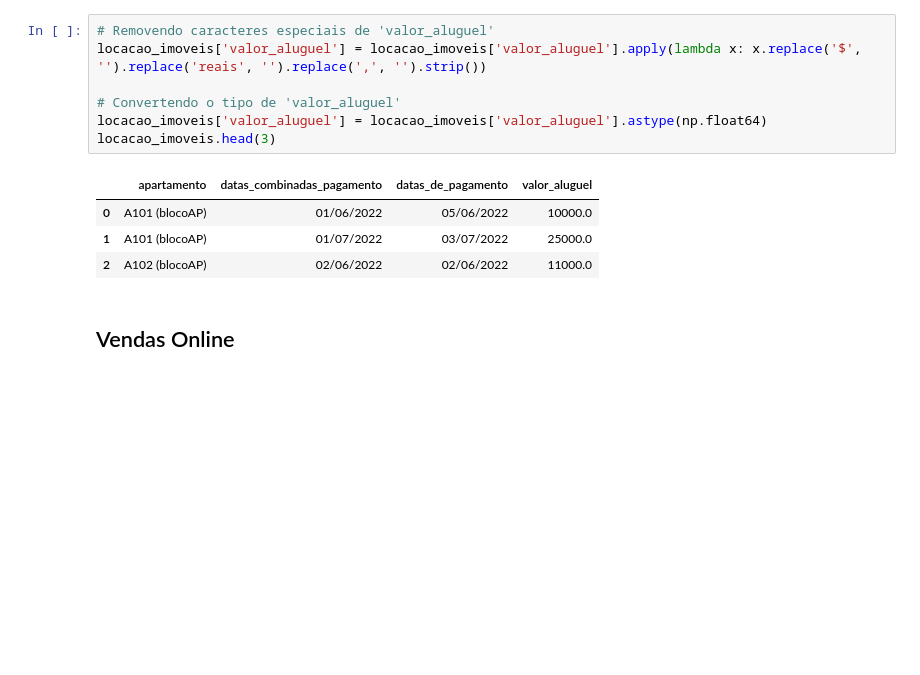
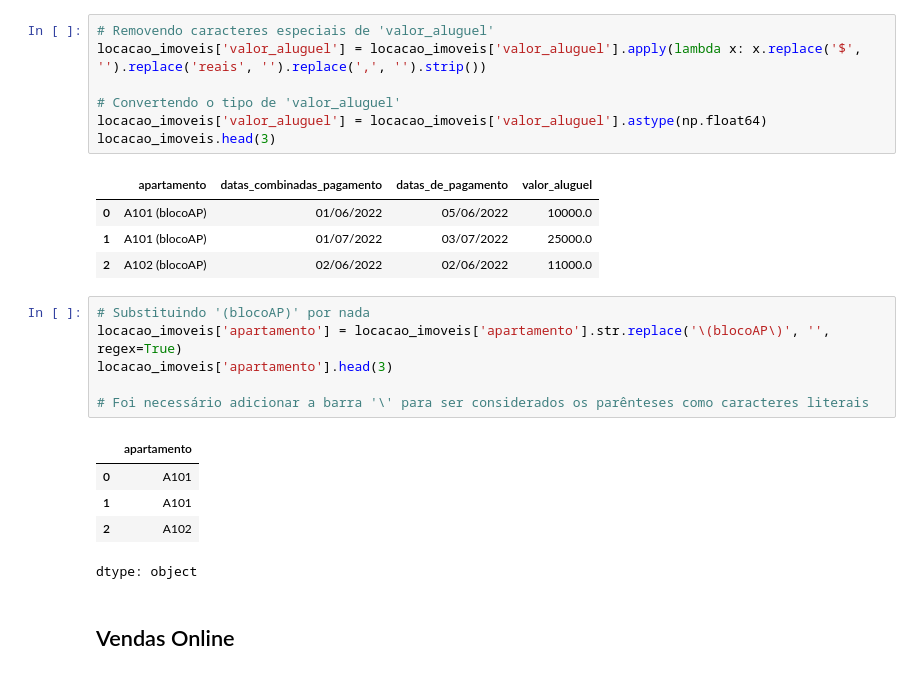
Before and after one commit to Matheus-Pombeiro/transformacao_manipulacao_dados, a Jupyter notebook: transformacao_manipulacao_dados_desafio.ipynb, the cells around one changed output. Drawn from its saved outputs; the diff is of its cells as text; blank space fills up the shorter version.

```diff
--- a/transformacao_manipulacao_dados_desafio.ipynb
+++ b/transformacao_manipulacao_dados_desafio.ipynb
@@ -83,6 +83,18 @@ locacao_imoveis.head(3)
 | 0 | A101 (blocoAP) | 01/06/2022 | 05/06/2022 | 10000.0 |
 | 1 | A101 (blocoAP) | 01/07/2022 | 03/07/2022 | 25000.0 |
 | 2 | A102 (blocoAP) | 02/06/2022 | 02/06/2022 | 11000.0 |
+# %%
+# Substituindo '(blocoAP)' por nada
+locacao_imoveis['apartamento'] = locacao_imoveis['apartamento'].str.replace('\(blocoAP\)', '', regex=True)
+locacao_imoveis['apartamento'].head(3)
+
+# Foi necessário adicionar a barra '\' para ser considerados os parênteses como caracteres literais
+# %% [output]
+|  | apartamento |
+| 0 | A101 |
+| 1 | A101 |
+| 2 | A102 |
+dtype: object
 # %% [markdown]
 ## Vendas Online
 # %%
```
Also changed, not shown: parts of 3 cells of this notebook.
